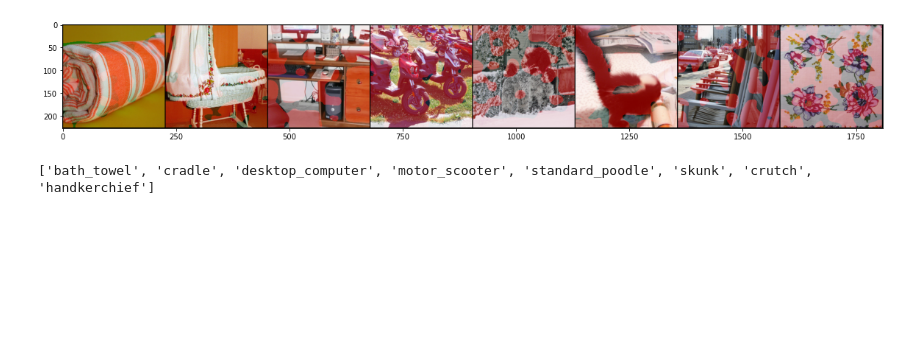
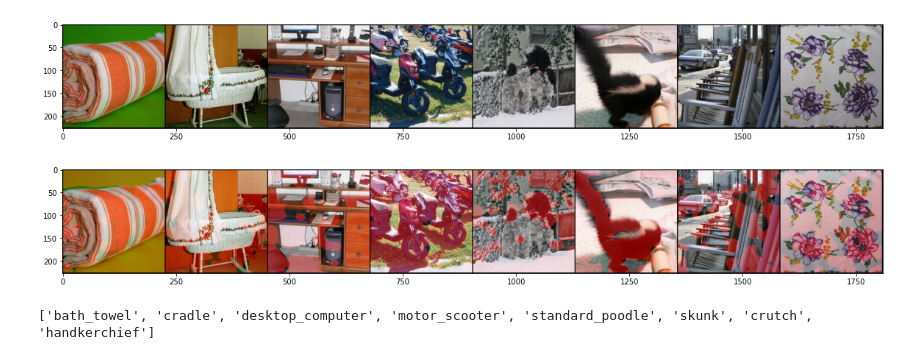
Before and after one commit to BoCtrl-C/attention-rollout, a Jupyter notebook: example.ipynb, the cells around one changed output. Cells and saved outputs as stored; diff of their text form; code cells hidden in the pictures; blank space fills up the shorter version.

```diff
--- a/example.ipynb
+++ b/example.ipynb
@@ -48,9 +67,6 @@ vis_dataloader = DataLoader(vis_dataset, batch_size=BATCH_SIZE, shuffle=True,
 device = torch.device('cuda:0')
 model = vit_b_16(weights='IMAGENET1K_SWAG_LINEAR_V1').to(device)
 # %%
-x, y = next(iter(dataloader))
-x_vis, _ = next(iter(vis_dataloader))
-
 # predict classes
 p = model(x.to(device))
 y_prime = p.argmax(dim=-1)
@@ -62,3 +97,14 @@ for layer in model.encoder.layers:
+# %%
+# TODO: complete the following function
+def attention_rollout(As):
+    """Computes attention rollout from the given list of attention matrices.
+    https://arxiv.org/abs/2005.00928
+    """
+
+    # TODO: write here
+    ...
+
+    return rollout
 # %%
 # rollout attention
 cls_rollout = attention_rollout(As)[:,0,1:] # classification head to patches
@@ -67,8 +119,18 @@ cls_rollout = F.upsample(cls_rollout.view(-1, 1, 14, 14), (224, 224),
 # %%
+# import the correct implementation of attention rollout
+from attention_rollout import attention_rollout
+
+# rollout attention
+cls_rollout = attention_rollout(As)[:,0,1:] # classification head to patches
+cls_rollout = F.upsample(cls_rollout.view(-1, 1, 14, 14), (224, 224),
+    mode='bicubic') # upsample to original image size
+
 # show results
+show_images(x_vis, figsize=(20, 20))
 show_attention(x_vis, cls_rollout, figsize=(20, 20))
 print([wn.synset_from_pos_and_offset('n',
-    int(dataset.classes[i][1:])).lemma_names()[0] for i in y_prime])
+    int(classes[i][1:])).lemma_names()[0] for i in y_prime])
 # %% [output]
-[figure, old version]
+[figure, new version]
+[figure, added]
 ['bath_towel', 'cradle', 'desktop_computer', 'motor_scooter', 'standard_poodle', 'skunk', 'crutch', 'handkerchief']
```
Also changed, not shown: parts of 5 cells of this notebook.
